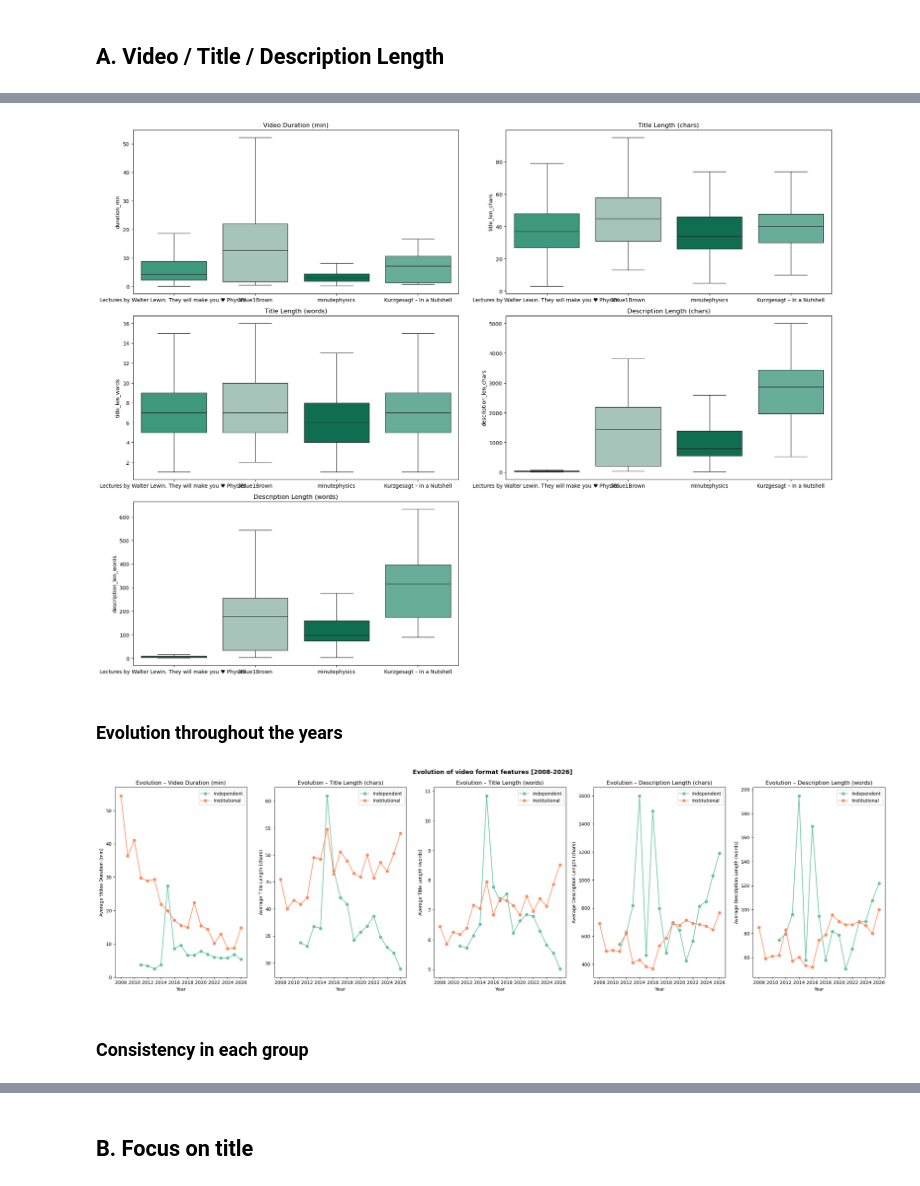
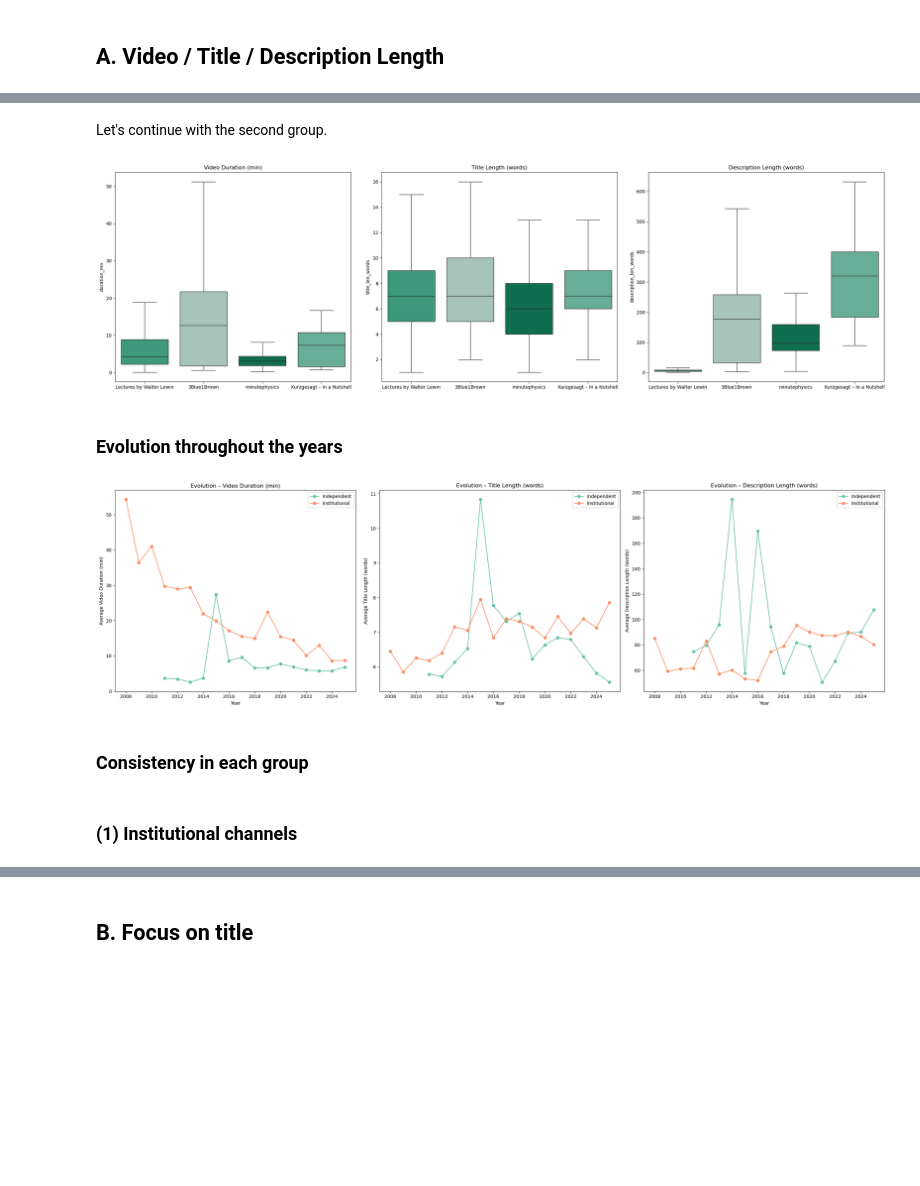
Before and after one commit to alexalag/YouTubeCompare, a Jupyter notebook: analysis/person1_format_style/notebook.ipynb, the cells around one changed output, grey strips where cells are left out. Drawn from its saved outputs; the diff is of its cells as text; code cells hidden in the pictures; blank space fills up the shorter version.

```diff
--- a/analysis/person1_format_style/notebook.ipynb
+++ b/analysis/person1_format_style/notebook.ipynb
@@ -70,6 +41,8 @@ dtype: int64
+# %%
+data["channel_title"] = data["channel_title"].replace("Massachusetts Institute of Technology (MIT)", "MIT")
+data["channel_title"] = data["channel_title"].replace("Lectures by Walter Lewin. They will make you ♥ Physics.", "Lectures by Walter Lewin")
 # %%
+# creation of columns specific to my analysis
 data["duration_mn"] = data["duration_seconds"] / 60
-data["title_len_chars"] = data["title"].str.len()
 data["title_len_words"] = data["title"].str.split().str.len()
-data["description_len_chars"] = data["description"].str.len()
 data["description_len_words"] = data["description"].str.split().str.len()
@@ -103,0 +80,3 @@ True             6287.0  21.1  34.2  0.0  2.0  3.3  31.0  569.0          6293.0
+# %%
+# definition of metrics that will be analyzed in between and within groups
+format_metrics = [("duration_mn", "Video Duration (min)"), ("title_len_words", "Title Length (words)"),("description_len_words", "Description Length (words)")]
@@ -128,23 +103,12 @@ plt.show()
 # %%
-fig, axes = plt.subplots(3, 2, figsize=(20, 15))
-metrics = [
-    ("duration_mn",          "Video Duration (min)"),
-    ("title_len_chars",       "Title Length (chars)"),
-    ("title_len_words",       "Title Length (words)"),
-    ("description_len_chars",    "Description Length (chars)"),
-    ("description_len_words", "Description Length (words)"),
-]
+fig, axes = plt.subplots(1, 3, figsize=(24, 7))
 
-axes = axes.flatten()
-
-for ax, (col, label) in zip(axes, metrics):
+for ax, (col, label) in zip(axes, format_metrics):
     sns.boxplot(data=data[data["Institution"] == True], x="channel_title", y=col, ax=ax,
             hue="channel_title", palette=SHADES_INST, legend=False, showfliers=False)
     ax.set_title(label)
     ax.set_xlabel("" if True else "")
     ax.tick_params(axis='x', rotation=0)
-
-fig.delaxes(axes[-1])
 plt.tight_layout()
 plt.show()
 # %% [output]
@@ -152,52 +116,42 @@ plt.show()
+# %% [markdown]
+Let's continue with the second group.
 # %%
-fig, axes = plt.subplots(3, 2, figsize=(20, 15))
-metrics = [
-    ("duration_mn",          "Video Duration (min)"),
-    ("title_len_chars",       "Title Length (chars)"),
-    ("title_len_words",       "Title Length (words)"),
-    ("description_len_chars",    "Description Length (chars)"),
-    ("description_len_words", "Description Length (words)"),
-]
+fig, axes = plt.subplots(1, 3, figsize=(24, 7))
 
-axes = axes.flatten()
-
-for ax, (col, label) in zip(axes, metrics):
-    sns.boxplot(data=indep_channels, x="channel_title", y=col, ax=ax,
+for ax, (col, label) in zip(axes, format_metrics):
+    sns.boxplot(data=data[data["Institution"] == False], x="channel_title", y=col, ax=ax,
             hue="channel_title", palette=SHADES_IND, legend=False, showfliers=False)
     ax.set_title(label)
     ax.set_xlabel("" if True else "")
     ax.tick_params(axis='x', rotation=0)
-
-fig.delaxes(axes[-1])
 plt.tight_layout()
 plt.show()
 # %% [output]
-[figure, old version]
+[figure, new version]
 # %% [markdown]
 ### Evolution throughout the years
 # %%
-data["published_at"] = pd.to_datetime(data["published_at"], utc=True, errors="coerce")
-data["published_year"] = data["published_at"].dt.year
+evo_metrics = (data.groupby(["published_year", "Institution"])[["duration_mn", "title_len_words", "description_len_words"]].mean().reset_index())
 
-evo_metrics = data.groupby(["published_year","Institution"])[["duration_mn","title_len_chars", "title_len_words", "description_len_chars", "description_len_words"]].mean().reset_index()
-evo_metrics["group"] = evo_metrics["Institution"].map({True:"Institutional", False:"Independent"})
-
-fig, axes = plt.subplots(1, 5, figsize=(24, 7))
-for ax, (col, label) in zip(axes, metrics):
-    for grp, grp_df in evo_metrics.groupby("group"):
-        ax.plot(grp_df["published_year"], grp_df[col], marker="o", label=grp, color=COLOR_MAP[grp])
+fig, axes = plt.subplots(1, 3, figsize=(24, 7))
+for ax, (col, label) in zip(axes, format_metrics):
+    for inst, inst_df in evo_metrics.groupby("Institution"):
+        label_name = "Institutional" if inst else "Independent"
+        ax.plot(inst_df["published_year"], inst_df[col], marker="o", label=label_name, color=COLOR_MAP[inst])
     ax.set_title(f"Evolution – {label}")
     ax.set_xlabel("Year")
     ax.set_ylabel("Average " + label)
     ax.xaxis.set_major_locator(plt.MaxNLocator(integer=True))
     ax.legend()
-plt.suptitle("Evolution of video format features [2008-2026]", fontsize=13, fontweight="bold")
+
 plt.tight_layout()
 plt.show()
 # %% [output]
-[figure, old version]
+[figure, new version]
 # %% [markdown]
 ### Consistency in each group
+# %% [markdown]
+### (1) Institutional channels
 # %%
 data["published_at"] = pd.to_datetime(data["published_at"], utc=True, errors="coerce")
 data["published_year"] = data["published_at"].dt.year
```
Also changed, not shown: parts of 44 cells of this notebook.
